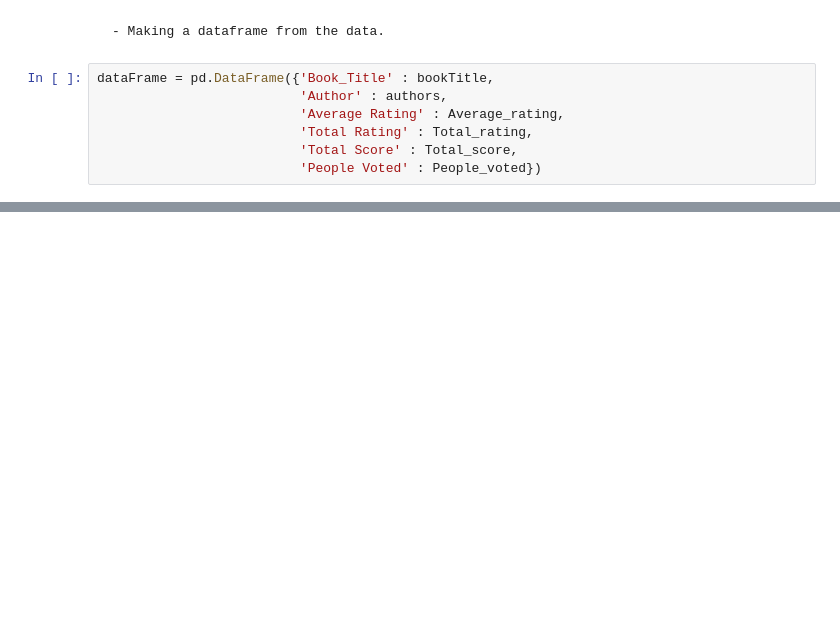
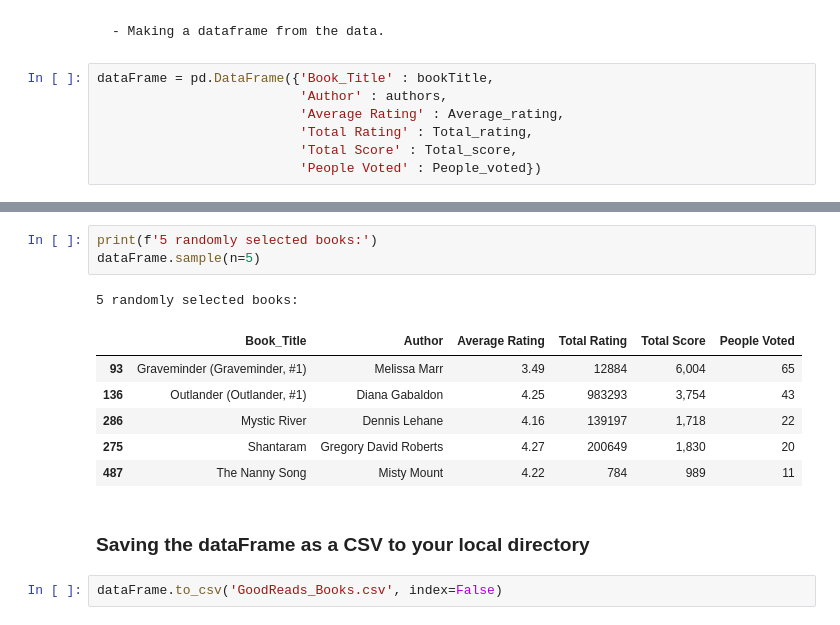
Before and after one commit to itadityaa/GoodReads_Scraper, a Jupyter notebook: Scrapper.ipynb, the cells around one changed output, grey strips where cells are left out. Cells and saved outputs as stored; diff of their text form; blank space fills up the shorter version.

```diff
--- a/Scrapper.ipynb
+++ b/Scrapper.ipynb
@@ -201,0 +247,15 @@ dataFrame = pd.DataFrame({'Book_Title' : bookTitle,
+# %%
+print(f'5 randomly selected books:')
+dataFrame.sample(n=5)
+# %% [output]
+5 randomly selected books:
+|  | Book_Title | Author | Average Rating | Total Rating | Total Score | People Voted |
+| 93 | Graveminder (Graveminder, #1) | Melissa Marr | 3.49 | 12884 | 6,004 | 65 |
+| 136 | Outlander (Outlander, #1) | Diana Gabaldon | 4.25 | 983293 | 3,754 | 43 |
+| 286 | Mystic River | Dennis Lehane | 4.16 | 139197 | 1,718 | 22 |
+| 275 | Shantaram | Gregory David Roberts | 4.27 | 200649 | 1,830 | 20 |
+| 487 | The Nanny Song | Misty Mount | 4.22 | 784 | 989 | 11 |
+# %% [markdown]
+### Saving the dataFrame as a CSV to your local directory
+# %%
+dataFrame.to_csv('GoodReads_Books.csv', index=False)
```
Also changed, not shown: parts of 12 cells of this notebook, 1 other file.
